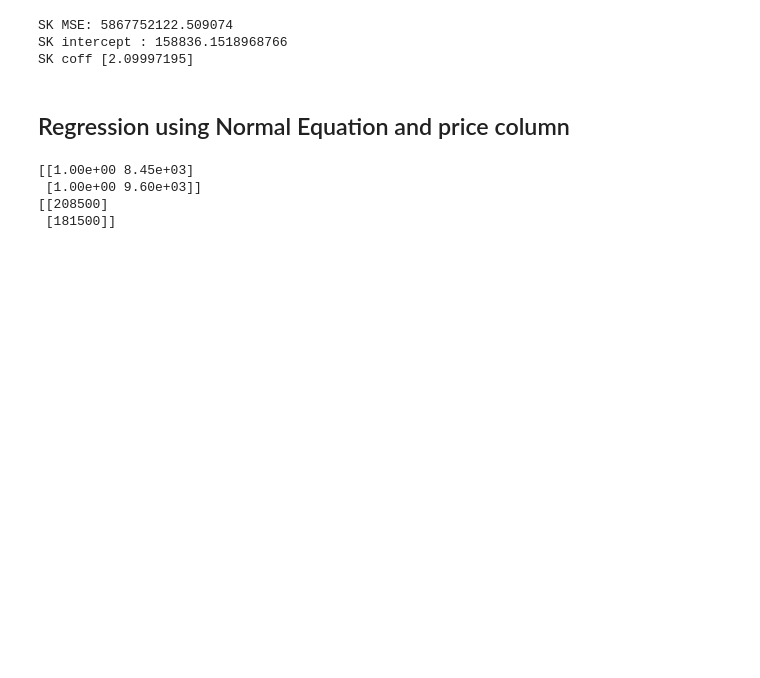
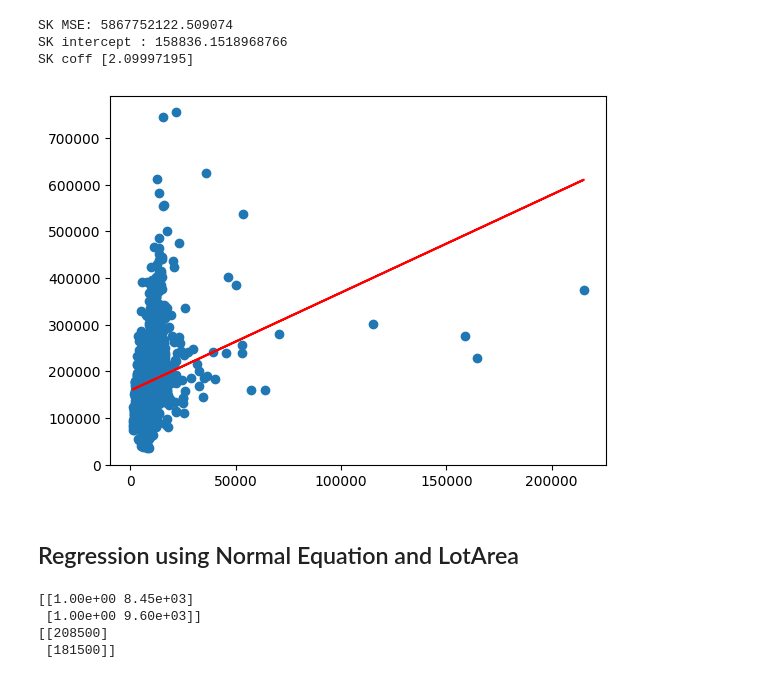
Before and after one commit to NietzscheDostoevsky/MastersDS, a Jupyter notebook: AM620-Lab/regression/housing-data.ipynb, the cells around one changed output. Cells and saved outputs as stored; diff of their text form; code cells hidden in the pictures; blank space fills up the shorter version.

```diff
--- a/AM620-Lab/regression/housing-data.ipynb
+++ b/AM620-Lab/regression/housing-data.ipynb
@@ -146,8 +146,14 @@ print(f"SK coff {model_2.coef_}" )
 SK MSE: 5867752122.509074
 SK intercept : 158836.1518968766
 SK coff [2.09997195]
+# %%
+plt.scatter(X,Y)
+plt.plot(X, y_pred_2, "r")
+plt.show()
+# %% [output]
+[figure, added]
 # %% [markdown]
-## Regression using Normal Equation and price column
+## Regression using Normal Equation and LotArea
 # %%
 x = housing[['LotArea']]
 y = housing['SalePrice']
```
Also changed, not shown: parts of 4 cells of this notebook.
